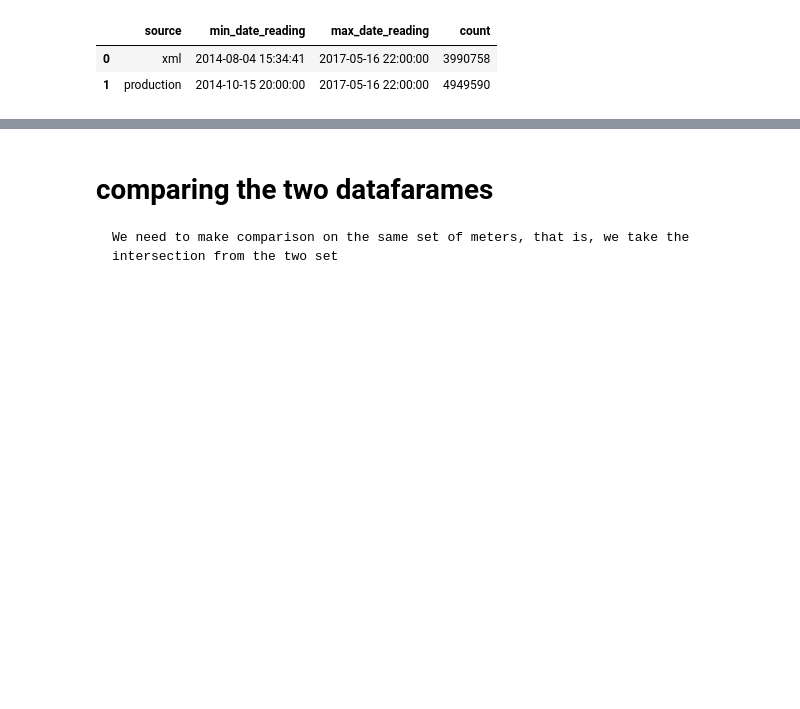
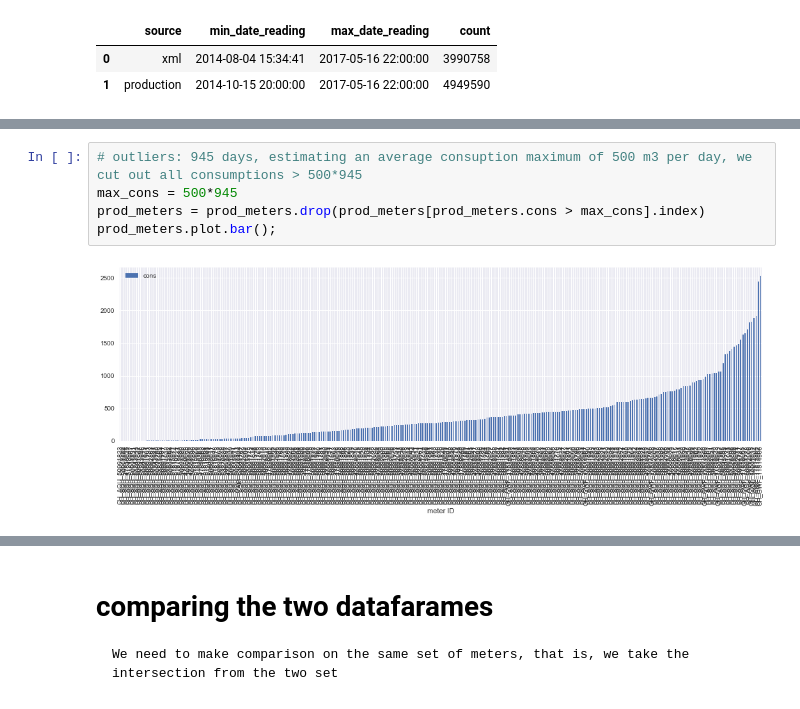
Before and after one commit to corradovaleri/averages, a Jupyter notebook: SmartH2O consumptions analysis.ipynb, the cells around one changed output, grey strips where cells are left out. Cells and saved outputs as stored; diff of their text form; blank space fills up the shorter version.

```diff
--- a/SmartH2O consumptions analysis.ipynb
+++ b/SmartH2O consumptions analysis.ipynb
@@ -104,0 +105,7 @@ df = pd.read_excel('D:/workspace/SmartH2O/python/reimported_users_not_on_platfor
+# %%
+# outliers: 945 days, estimating an average consuption maximum of 500 m3 per day, we cut out all consumptions > 500*945
+max_cons = 500*945
+prod_meters = prod_meters.drop(prod_meters[prod_meters.cons > max_cons].index)
+prod_meters.plot.bar();
+# %% [output]
+[figure, added]
```
Also changed, not shown: parts of 87 cells of this notebook, 4 other files.
